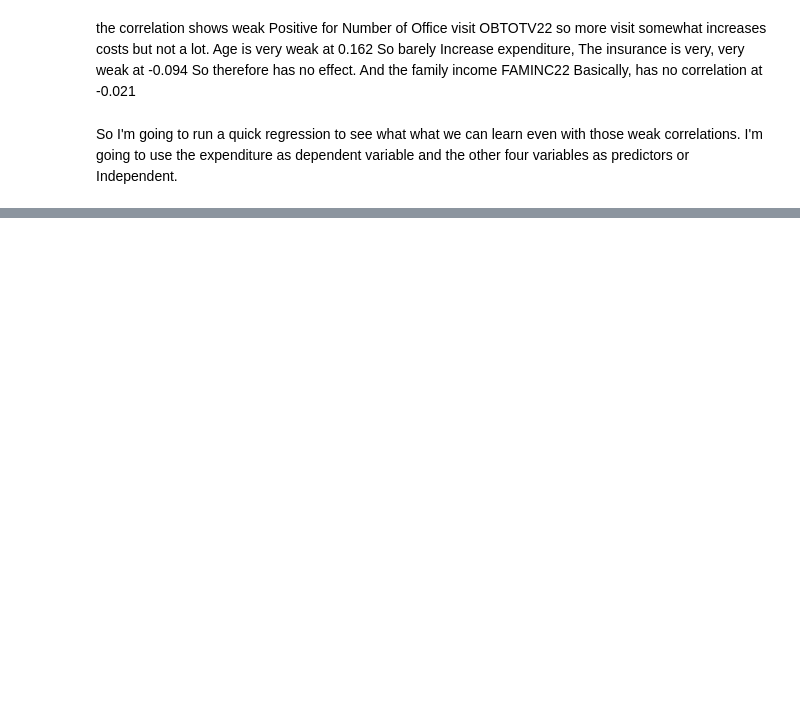
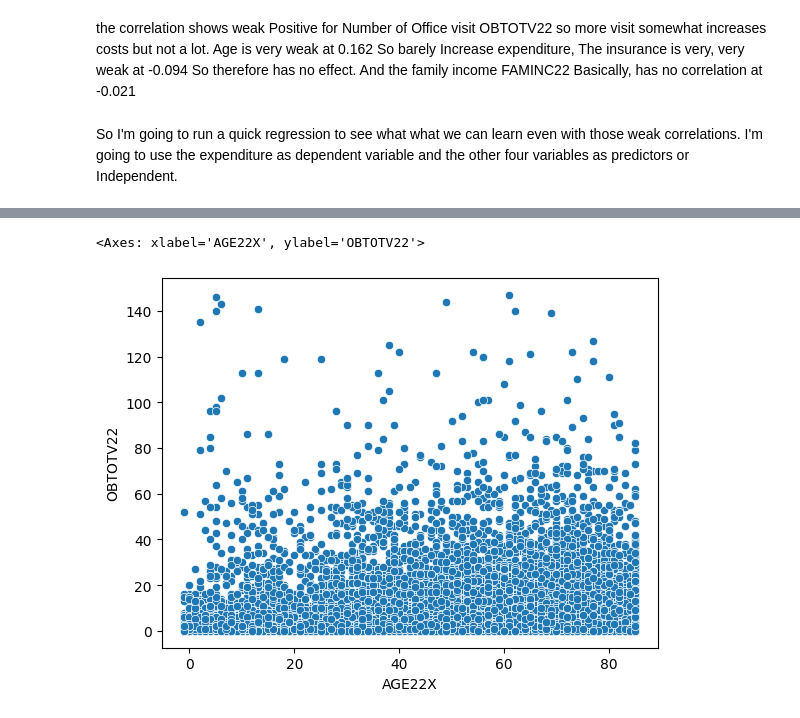
Before and after one commit to sinatijani/medical-cost-regression, a Jupyter notebook: medical_cost_analysis.ipynb, the cells around one changed output, grey strips where cells are left out. Cells and saved outputs as stored; diff of their text form; code cells hidden in the pictures; blank space fills up the shorter version.

```diff
--- a/medical_cost_analysis.ipynb
+++ b/medical_cost_analysis.ipynb
@@ -235,0 +232,7 @@ X = sm.add_
+# %%
+# Plot scatter plot to see the correlation between AGE22X and OBTOTV22
+
+sns.scatterplot(x='AGE22X', y='OBTOTV22', data=df_selected[df_selected['OBTOTV22'] < 150])
+# %% [output]
+<Axes: xlabel='AGE22X', ylabel='OBTOTV22'>
+[figure, added]
```
Also changed, not shown: parts of 15 cells of this notebook, 1 other file.
